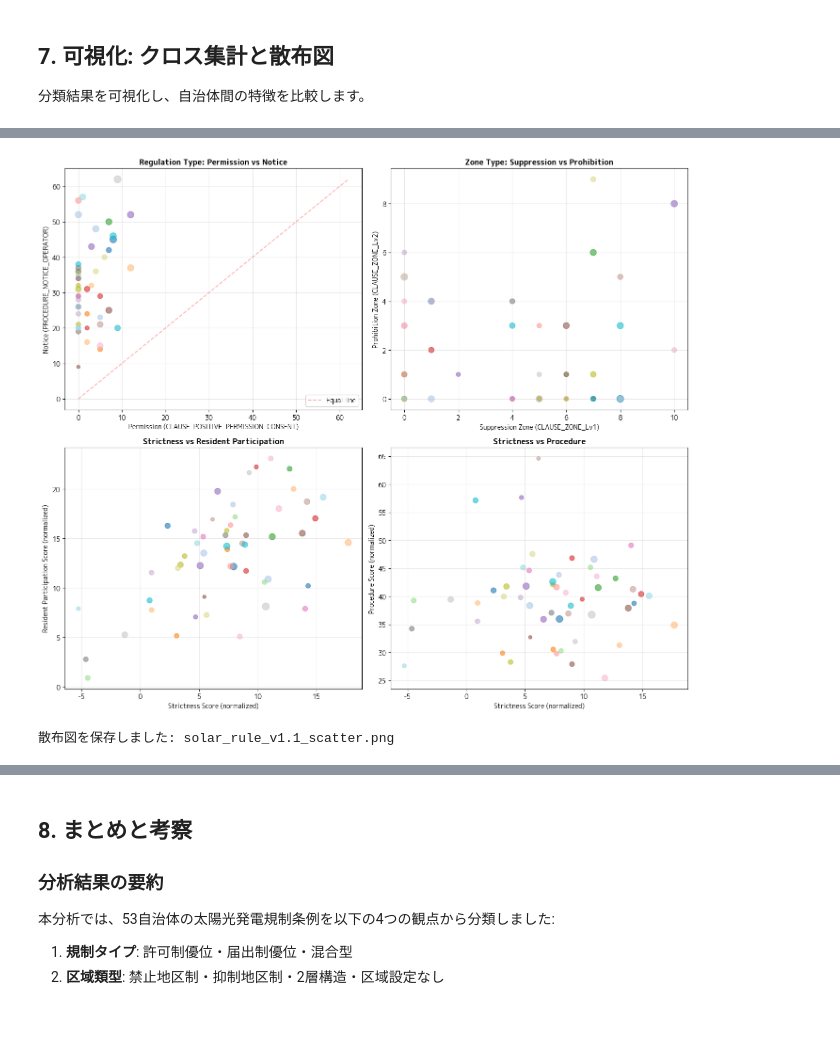
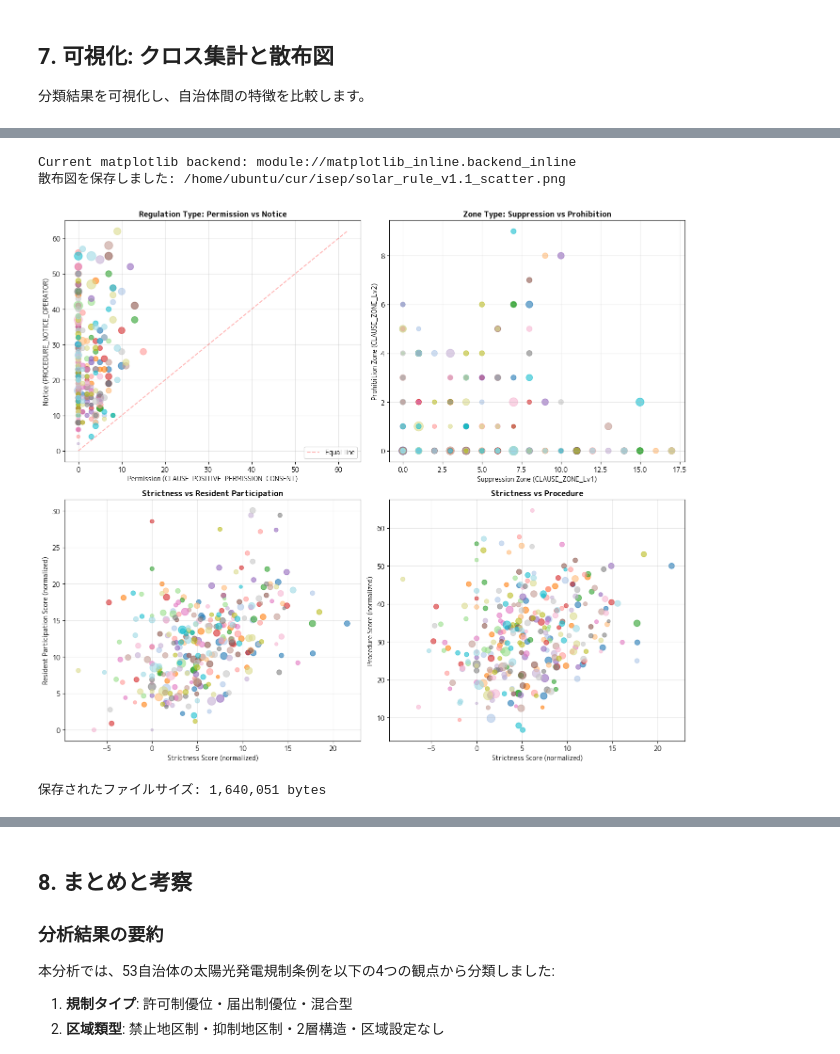
Before and after one commit to ikko1250/ISEP_general, a Jupyter notebook: solar_rule_2.ipynb, the cells around one changed output, grey strips where cells are left out. Saved outputs shown, nothing was run; the diff lists cells and outputs as text; code cells hidden in the pictures; blank space fills up the shorter version.

```diff
--- a/solar_rule_2.ipynb
+++ b/solar_rule_2.ipynb
@@ -1,7 +1,7 @@
 # %%
 import pandas as pd
 
-df = pd.read_excel('/home/ubuntu/cur/isep/result2.2.xlsx', sheet_name='Sheet1')
+df = pd.read_excel('/home/ubuntu/cur/isep/coding_munic..v.4.xlsx', sheet_name='Sheet1')
 df.head()
 # %% [output]
 |  | Unnamed: 0 | *CLAUSE_EXPLANATION | *CLAUSE_POSITIVE_PERMISSION_CONSENT | *CLAUSE_PENALTY_Lv2 | *CLAUSE_PENALTY_Lv1 | ... |
@@ -766,4 +777,11 @@ print(cross_tab3)
 # %%
+# matplotlib のバックエンドを確認・設定
+import matplotlib
+print(f"Current matplotlib backend: {matplotlib.get_backend()}")
+
+# Jupyter Notebook での画像表示を有効にする
+%matplotlib inline
+
 # 散布図: 許可 vs 届出
 fig, axes = plt.subplots(2, 2, figsize=(14, 12))
 
@@ -801,34 +819,49 @@ ax2.grid(True, alpha=0.3)
 # 3. 厳格度スコア vs 住民参加スコア
 ax3 = axes[1, 0]
 scatter3 = ax3.scatter(df_with_residuals['厳格度スコア(正規化)'],
                        df_with_residuals['住民参加スコア(正規化)'],
                        s=df_with_residuals['ケース数']/2,
                        alpha=0.6,
                        c=range(len(df_with_residuals)),
                        cmap='tab20')
 ax3.set_xlabel('Strictness Score (normalized)', fontsize=10)
 ax3.set_ylabel('Resident Participation Score (normalized)', fontsize=10)
 ax3.set_title('Strictness vs Resident Participation', fontsize=12, fontweight='bold')
 ax3.grid(True, alpha=0.3)
 
 # 4. 厳格度スコア vs 手続きスコア
 ax4 = axes[1, 1]
 scatter4 = ax4.scatter(df_with_residuals['厳格度スコア(正規化)'],
                        df_with_residuals['手続きスコア(正規化)'],
                        s=df_with_residuals['ケース数']/2,
                        alpha=0.6,
                        c=range(len(df_with_residuals)),
                        cmap='tab20')
 ax4.set_xlabel('Strictness Score (normalized)', fontsize=10)
 ax4.set_ylabel('Procedure Score (normalized)', fontsize=10)
 ax4.set_title('Strictness vs Procedure', fontsize=12, fontweight='bold')
 ax4.grid(True, alpha=0.3)
 
+# レイアウト調整
 plt.tight_layout()
-plt.savefig('/home/ubuntu/cur/isep/solar_rule_v1.1_scatter.png', dpi=300, bbox_inches='tight')
+
+# 画像ファイルとして保存
+output_image_path = '/home/ubuntu/cur/isep/solar_rule_v1.1_scatter.png'
+plt.savefig(output_image_path, dpi=300, bbox_inches='tight', facecolor='white')
+print(f"散布図を保存しました: {output_image_path}")
+
+# Jupyter Notebook内で画像表示
 plt.show()
 
-print("散布図を保存しました: solar_rule_v1.1_scatter.png")
+# 保存された画像ファイルの情報を確認
+import os
+if os.path.exists(output_image_path):
+    file_size = os.path.getsize(output_image_path)
+    print(f"保存されたファイルサイズ: {file_size:,} bytes")
+else:
+    print("エラー: 画像ファイルが保存されませんでした")
 # %% [output]
+Current matplotlib backend: module://matplotlib_inline.backend_inline
+散布図を保存しました: /home/ubuntu/cur/isep/solar_rule_v1.1_scatter.png
-[figure, old version]
+[figure, new version]
-散布図を保存しました: solar_rule_v1.1_scatter.png
+保存されたファイルサイズ: 1,640,051 bytes
```
Also changed, not shown: parts of 15 cells of this notebook, 34 other files.
